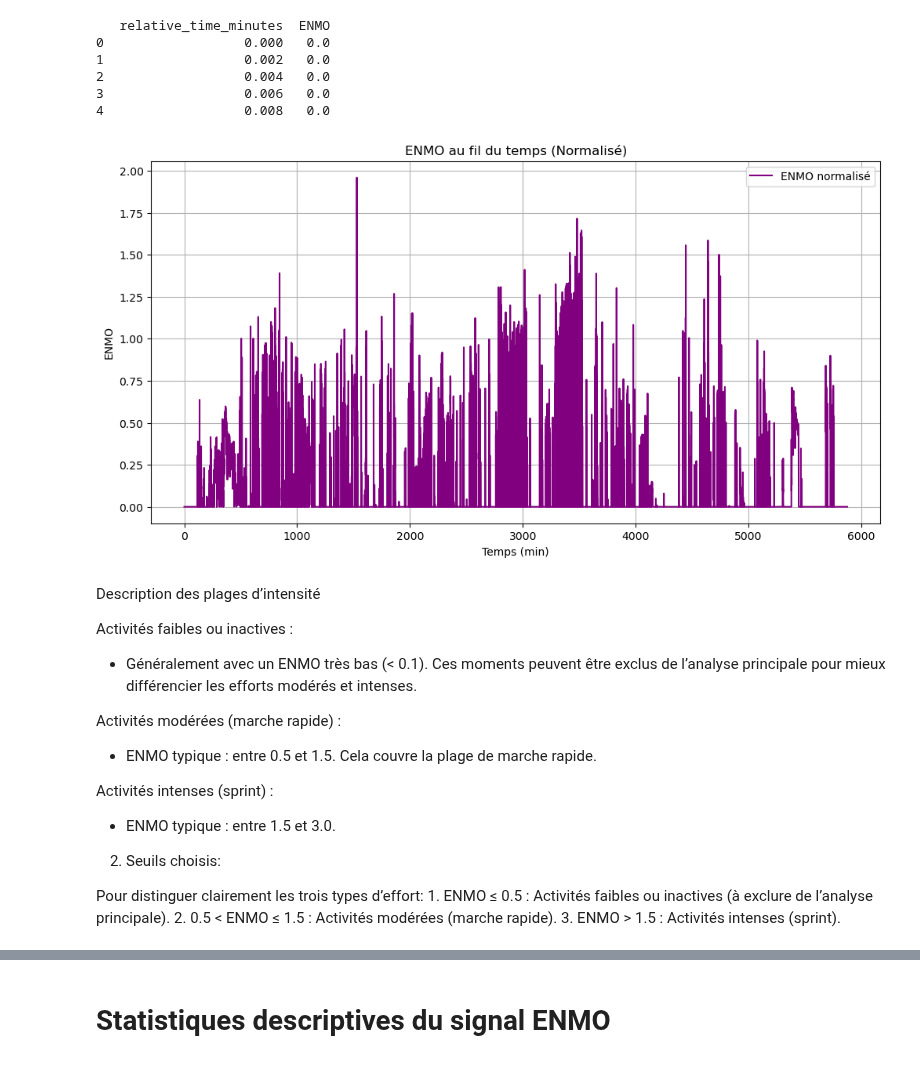
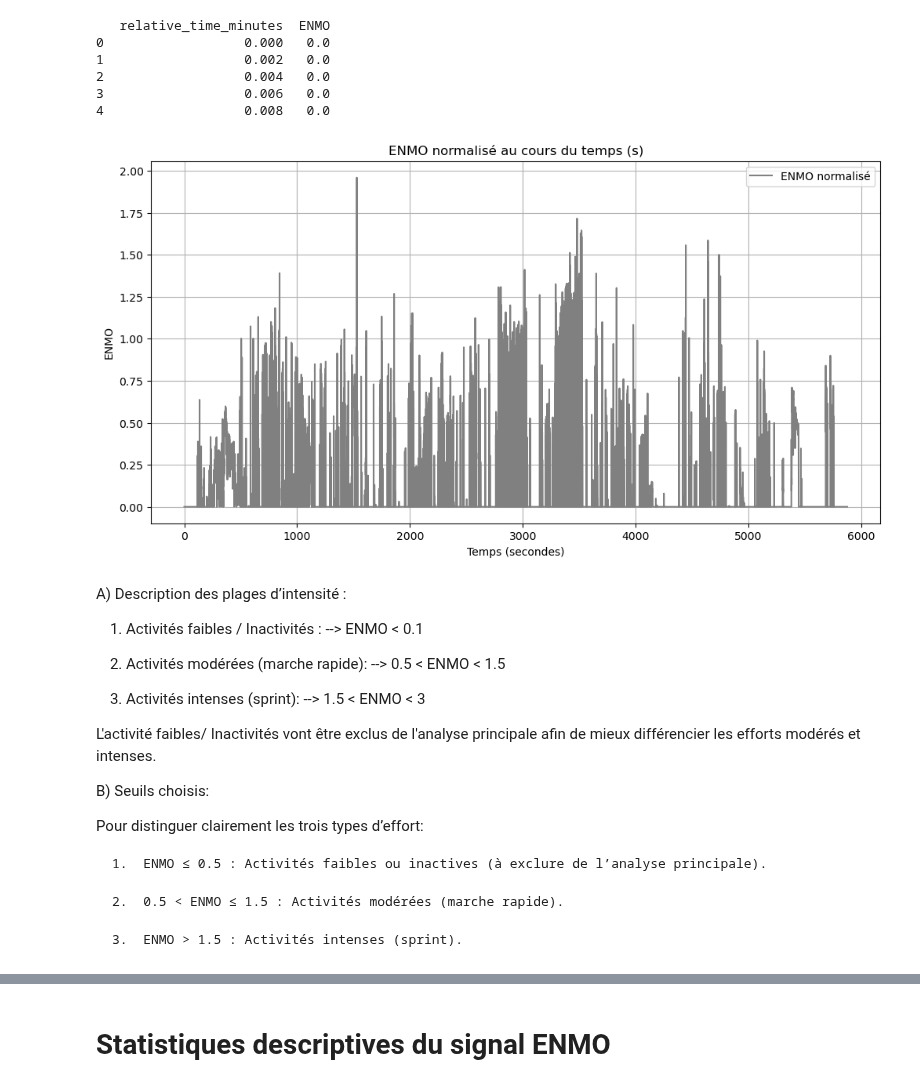
Before and after one commit to leyah-sa/AX3-Project, a Jupyter notebook: notebooks/Non-smoker/D) ENMO.ipynb, the cells around one changed output, grey strips where cells are left out. Drawn from its saved outputs; the diff is of its cells as text; code cells hidden in the pictures.

Commit message:
update ENMO None smoker data
Ajout des commentaires ENMO none smoker analysis

```diff
--- a/notebooks/Non-smoker/D) ENMO.ipynb
+++ b/notebooks/Non-smoker/D) ENMO.ipynb
@@ -68,56 +95,62 @@ for col in signal_columns:
 # %%
 import numpy as np
 
 # Calcul de la norme euclidienne des accélérations (X, Y, Z)
 data.loc[:, 'norm'] = np.sqrt(data['X']**2 + data['Y']**2 + data['Z']**2)
 
 # Normalisation : centrer et réduire les données
 mean_norm = data['norm'].mean()
 std_norm = data['norm'].std()
 data.loc[:, 'norm_normalized'] = (data['norm'] - mean_norm) / std_norm
+# Les données sont centrées (moyenne égale à 0) et réduites (écart-type égal à 1).
+# Afin de centrer les valeurs, on leurs soustrait la moyenne de chaque valeurs.
+# Pour la réduction, on divise par l'écart-type (std_normstd_norm).
 
 # Calcul de l'ENMO : norme normalisée - 1, et on garde la valeur maximale entre 0 et la norme
 data.loc[:, 'ENMO'] = np.maximum(data['norm_normalized'] - 1, 0)
 
 # Affichage des premiers résultats
 print(data[['relative_time_minutes', 'ENMO']].head())
 
 # Visualisation de l'ENMO normalisé
 plt.figure(figsize=(12, 6))
-plt.plot(data['relative_time_minutes'], data['ENMO'], label="ENMO normalisé", color='purple')
-plt.title("ENMO au fil du temps (Normalisé)")
-plt.xlabel("Temps (min)")
+plt.plot(data['relative_time_minutes'], data['ENMO'], label="ENMO normalisé", color='grey')
+plt.title("ENMO normalisé au cours du temps (s)")
+plt.xlabel("Temps (secondes)")
 plt.ylabel("ENMO")
 plt.legend()
 plt.grid(True)
 plt.show()
 # %% [output]
    relative_time_minutes  ENMO
 0                  0.000   0.0
 1                  0.002   0.0
 2                  0.004   0.0
 3                  0.006   0.0
 4                  0.008   0.0
-[figure, old version]
+[figure, new version]
 # %% [markdown]
-Description des plages d’intensité
+A) Description des plages d’intensité :
 
-Activités faibles ou inactives :
-- Généralement avec un ENMO très bas (< 0.1).
-Ces moments peuvent être exclus de l’analyse principale pour mieux différencier les efforts modérés et intenses.
+1) Activités faibles / Inactivités :
+--> ENMO < 0.1
 
-Activités modérées (marche rapide) :
-- ENMO typique : entre 0.5 et 1.5.
-Cela couvre la plage de marche rapide.
+2) Activités modérées (marche rapide):
+--> 0.5 < ENMO < 1.5
 
-Activités intenses (sprint) :
-- ENMO typique : entre 1.5 et 3.0.
+3) Activités intenses (sprint):
+--> 1.5 < ENMO < 3
 
-2. Seuils choisis:
+L'activité faibles/ Inactivités vont être exclus de l'analyse principale afin de mieux différencier les efforts modérés et intenses.
+
+B) Seuils choisis:
 
 Pour distinguer clairement les trois types d’effort:
+
 	1.	ENMO ≤ 0.5 : Activités faibles ou inactives (à exclure de l’analyse principale).
+
 	2.	0.5 < ENMO ≤ 1.5 : Activités modérées (marche rapide).
+
 	3.	ENMO > 1.5 : Activités intenses (sprint).
 # %%
 # Définir les seuils pour les intensités
```
Also changed, not shown: parts of 15 cells of this notebook.
